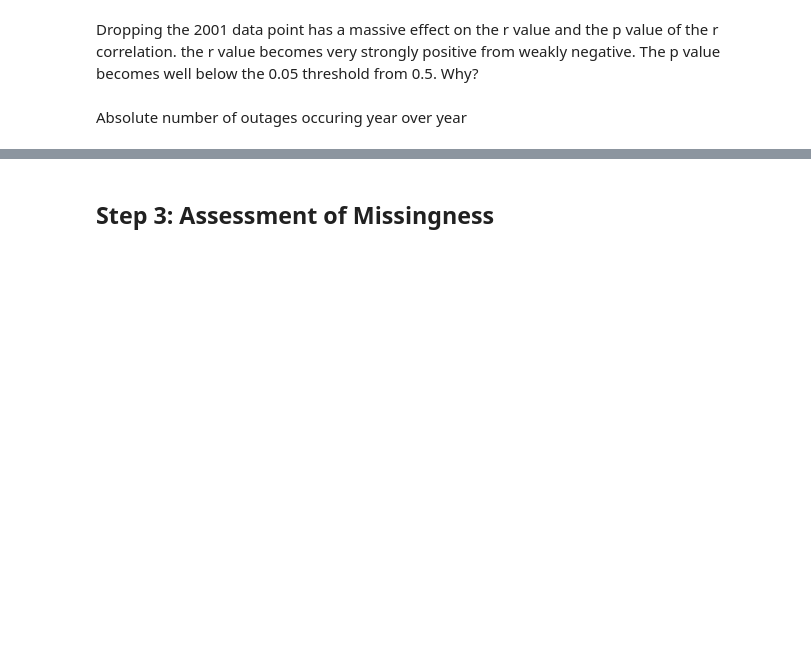
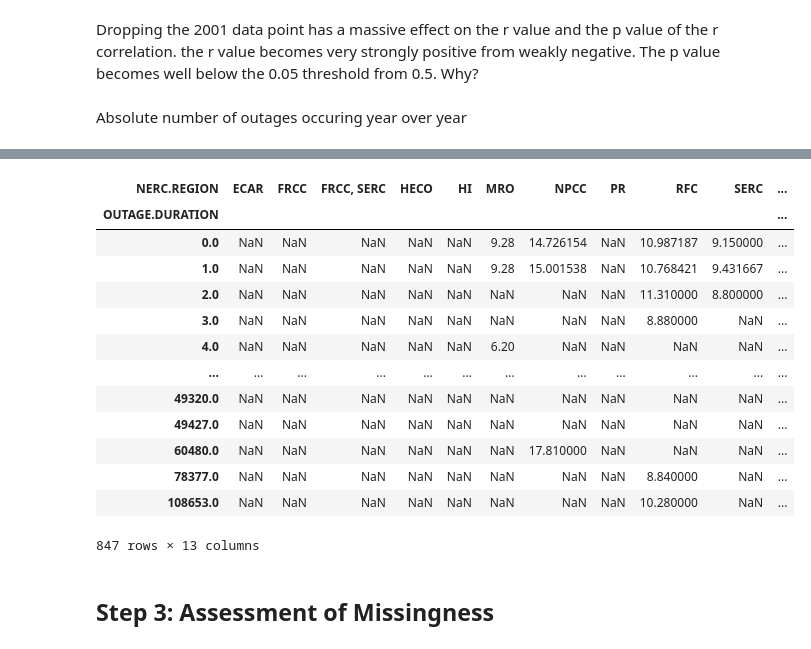
Before and after one commit to mawks12/power_outage_USA, a Jupyter notebook: analysis/template.ipynb, the cells around one changed output, grey strips where cells are left out. Saved outputs shown, nothing was run; the diff lists cells and outputs as text; code cells hidden in the pictures; blank space fills up the shorter version.

```diff
--- a/analysis/template.ipynb
+++ b/analysis/template.ipynb
@@ -111,3 +170,23 @@ px.scatter(yearly, x='YEAR', y='OBS', title='Yearly Outages')
+# %%
+pivoter = formated_data.copy()
+pivoter['OUTAGE.DURATION'] = pd.qcut(formated_data['OUTAGE.DURATION'], 10, labels=False)
+pivot2 = formated_data.pivot_table(index='OUTAGE.DURATION', columns='NERC.REGION', values='TOTAL.PRICE', aggfunc='mean')
+pivot2
+# %% [output]
+| NERC.REGION | ECAR | FRCC | FRCC, SERC | HECO | HI | MRO | NPCC | PR | RFC | SERC | ... |
+| OUTAGE.DURATION |  |  |  |  |  |  |  |  |  |  | ... |
+| 0.0 | NaN | NaN | NaN | NaN | NaN | 9.28 | 14.726154 | NaN | 10.987187 | 9.150000 | ... |
+| 1.0 | NaN | NaN | NaN | NaN | NaN | 9.28 | 15.001538 | NaN | 10.768421 | 9.431667 | ... |
+| 2.0 | NaN | NaN | NaN | NaN | NaN | NaN | NaN | NaN | 11.310000 | 8.800000 | ... |
+| 3.0 | NaN | NaN | NaN | NaN | NaN | NaN | NaN | NaN | 8.880000 | NaN | ... |
+| 4.0 | NaN | NaN | NaN | NaN | NaN | 6.20 | NaN | NaN | NaN | NaN | ... |
+| ... | ... | ... | ... | ... | ... | ... | ... | ... | ... | ... | ... |
+| 49320.0 | NaN | NaN | NaN | NaN | NaN | NaN | NaN | NaN | NaN | NaN | ... |
+| 49427.0 | NaN | NaN | NaN | NaN | NaN | NaN | NaN | NaN | NaN | NaN | ... |
+| 60480.0 | NaN | NaN | NaN | NaN | NaN | NaN | 17.810000 | NaN | NaN | NaN | ... |
+| 78377.0 | NaN | NaN | NaN | NaN | NaN | NaN | NaN | NaN | 8.840000 | NaN | ... |
+| 108653.0 | NaN | NaN | NaN | NaN | NaN | NaN | NaN | NaN | 10.280000 | NaN | ... |
+847 rows × 13 columns
 # %% [markdown]
 ## Step 3: Assessment of Missingness
 # %% [markdown]
```
Also changed, not shown: parts of 87 cells of this notebook, 2 other files.
